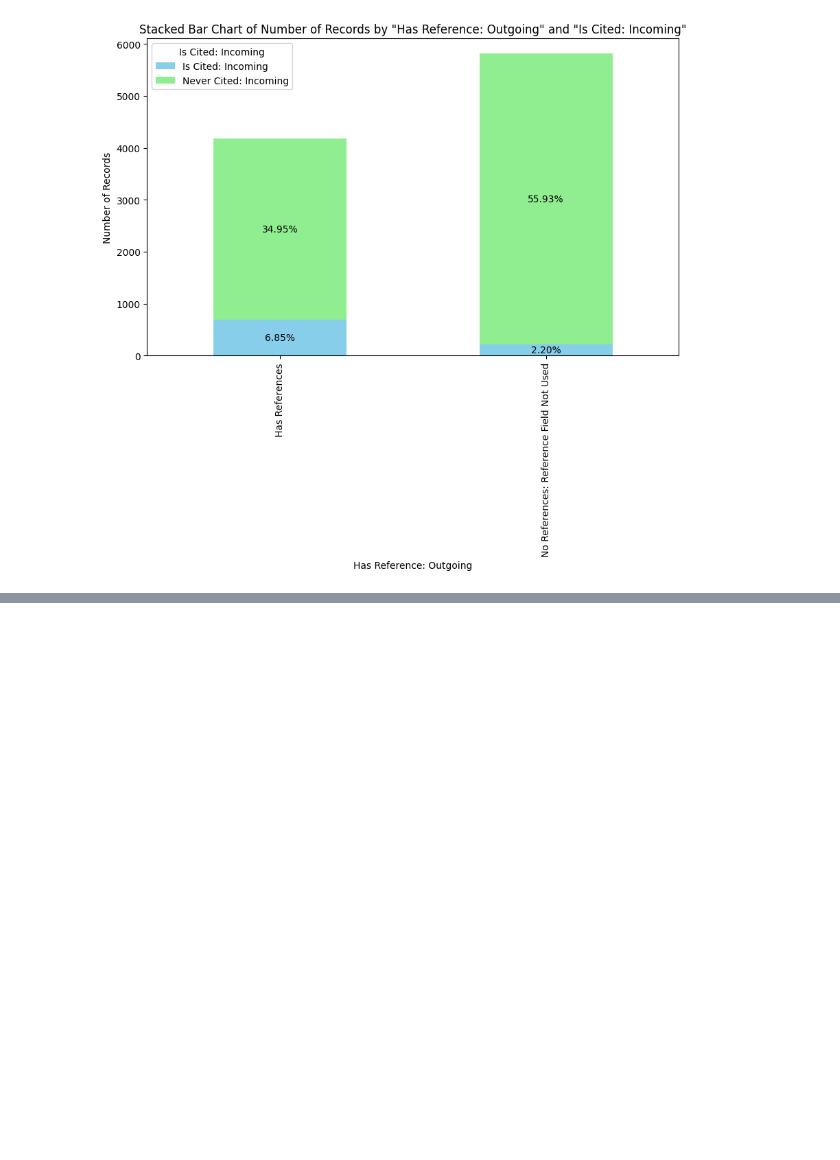
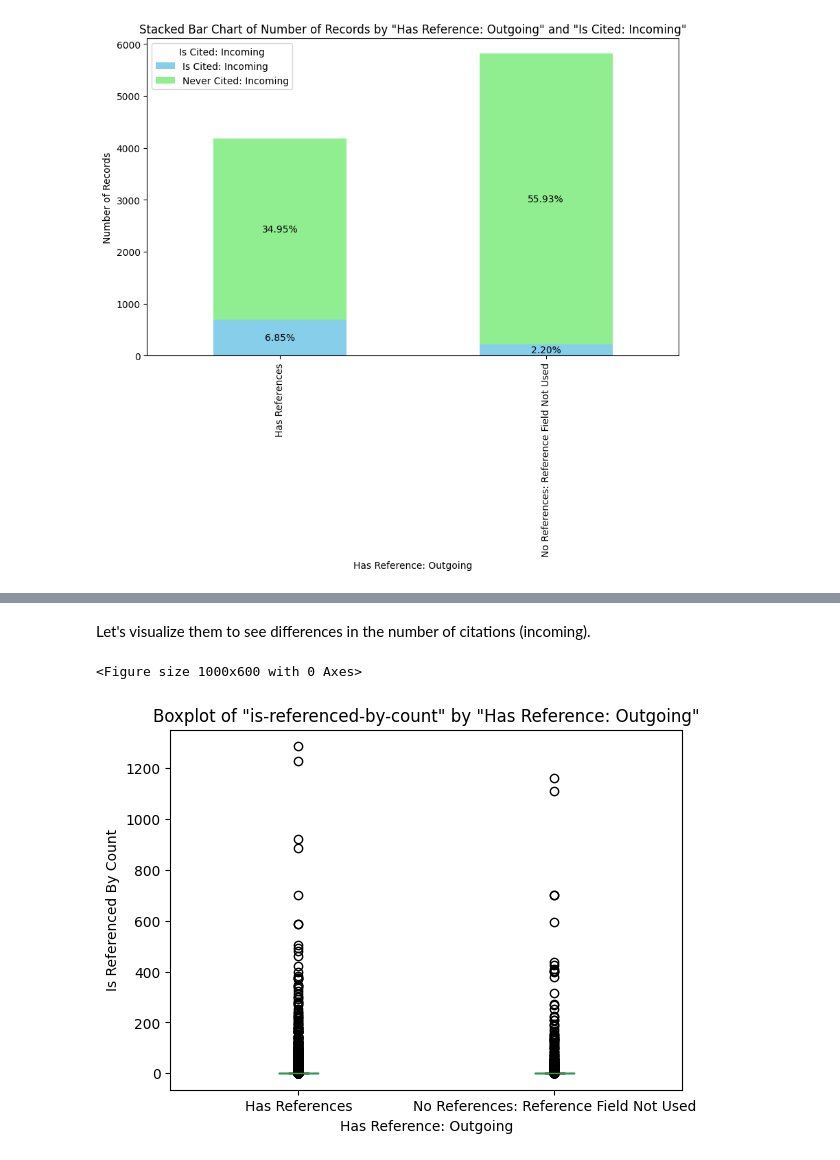
Before and after one commit to jocelynpender/crossref-analysis, a Jupyter notebook: analysis_story.ipynb, the cells around one changed output, grey strips where cells are left out. Saved outputs shown, nothing was run; the diff lists cells and outputs as text; code cells hidden in the pictures; blank space fills up the shorter version.

```diff
--- a/analysis_story.ipynb
+++ b/analysis_story.ipynb
@@ -92,0 +126,14 @@ plt.show()
+# %% [markdown]
+Let's visualize them to see differences in the number of citations (incoming).
+# %%
+# Create a boxplot
+plt.figure(figsize=(10, 6))
+df.boxplot(column='is-referenced-by-count', by='Has Reference: Outgoing', grid=False)
+plt.title('Boxplot of "is-referenced-by-count" by "Has Reference: Outgoing"')
+plt.suptitle('')  # Suppress the default title to avoid overlap
+plt.xlabel('Has Reference: Outgoing')
+plt.ylabel('Is Referenced By Count')
+plt.show()
+# %% [output]
+<Figure size 1000x600 with 0 Axes>
+[figure, added]
```
Also changed, not shown: parts of 9 cells of this notebook.
